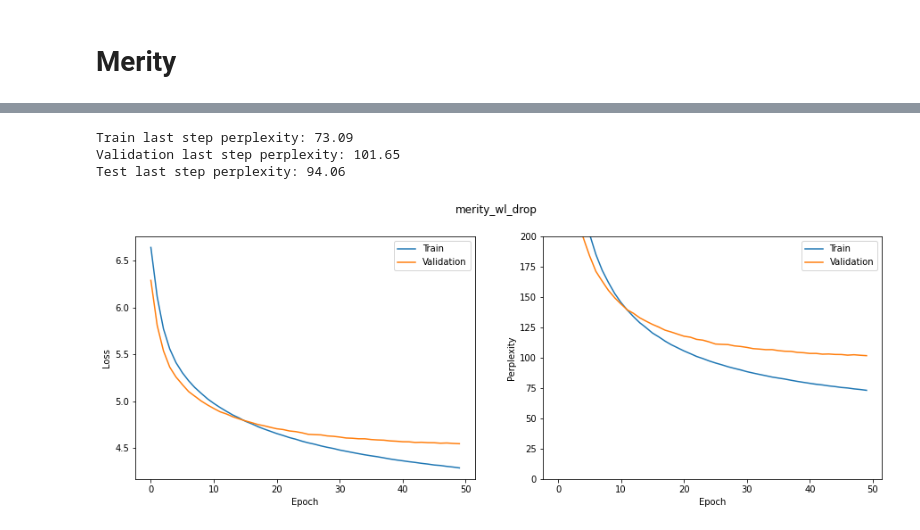
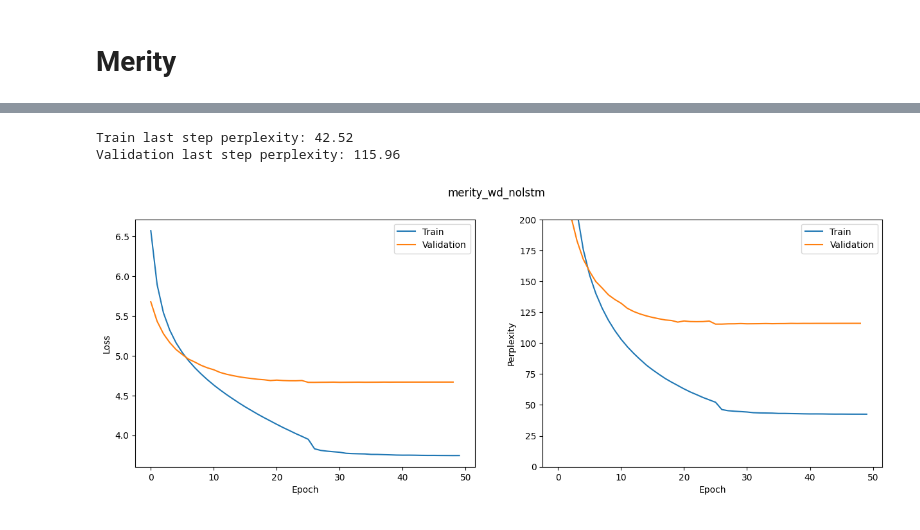
Before and after one commit to filippodaniotti/NLU-UniTN-2022, a Jupyter notebook: project/notebooks/training_logs.ipynb, the cells around one changed output, grey strips where cells are left out. Cells and saved outputs as stored; diff of their text form; code cells hidden in the pictures.

```diff
--- a/project/notebooks/training_logs.ipynb
+++ b/project/notebooks/training_logs.ipynb
@@ -155,10 +120,9 @@ Test last step perplexity: 111.55
 # %%
-plot_loss_ppl(14)
+plot_loss_ppl(16)
 # %% [output]
-Train last step perplexity: 73.09
-Validation last step perplexity: 101.65
-Test last step perplexity: 94.06
+Train last step perplexity: 42.52
+Validation last step perplexity: 115.96
-[figure, old version]
+[figure, new version]
 # %%
 plot_loss_ppl(12)
 # %% [output]
```
Also changed, not shown: parts of 21 cells of this notebook, 10 other files.
